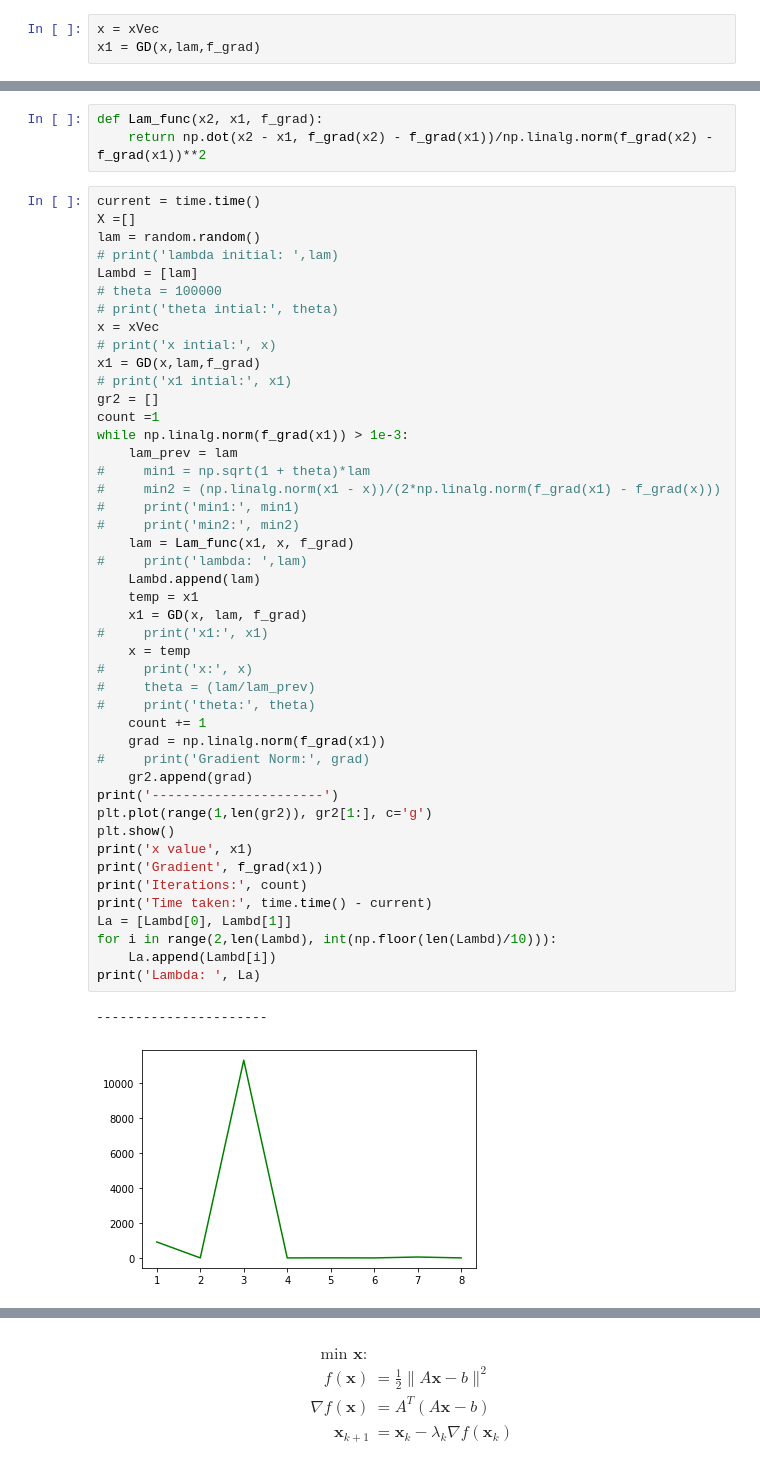
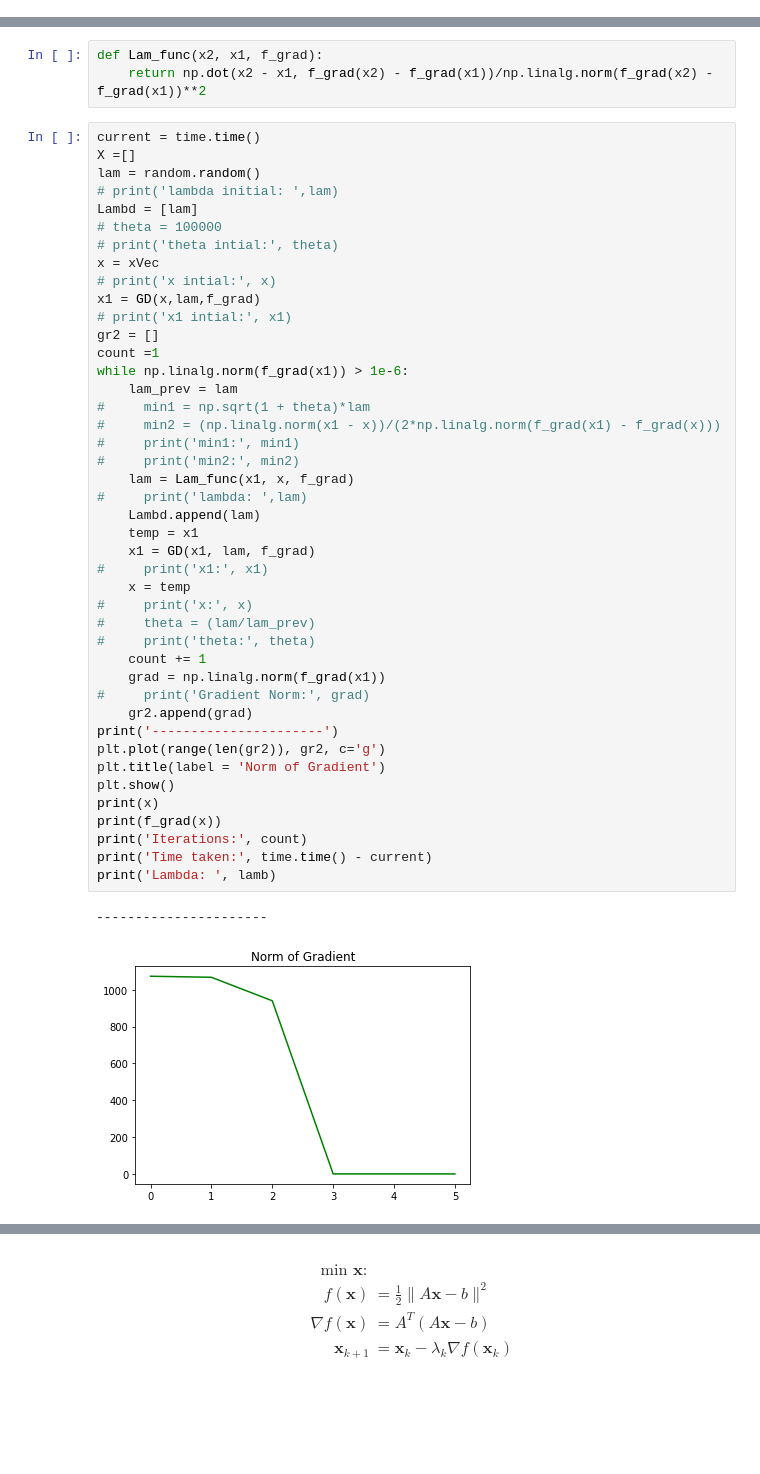
Before and after one commit to Swanchris/c_swan_research, a Jupyter notebook: Linear.ipynb, the cells around one changed output, grey strips where cells are left out. Saved outputs shown, nothing was run; the diff lists cells and outputs as text; blank space fills up the shorter version.

```diff
--- a/Linear.ipynb
+++ b/Linear.ipynb
@@ -54,5 +93,2 @@ plt.show
 # %% [markdown]
 ## Barzilai-Borwein
-# %%
-x = xVec
-x1 = GD(x,lam,f_grad)
@@ -82,40 +106,38 @@ Lambd = [lam]
 x = xVec
 # print('x intial:', x)
 x1 = GD(x,lam,f_grad)
 # print('x1 intial:', x1)
 gr2 = []
 count =1
-while np.linalg.norm(f_grad(x1)) > 1e-3:
+while np.linalg.norm(f_grad(x1)) > 1e-6:
     lam_prev = lam
 #     min1 = np.sqrt(1 + theta)*lam
 #     min2 = (np.linalg.norm(x1 - x))/(2*np.linalg.norm(f_grad(x1) - f_grad(x)))
 #     print('min1:', min1)
 #     print('min2:', min2)
     lam = Lam_func(x1, x, f_grad)
 #     print('lambda: ',lam)
     Lambd.append(lam)
     temp = x1
-    x1 = GD(x, lam, f_grad)
+    x1 = GD(x1, lam, f_grad)
 #     print('x1:', x1)
     x = temp
 #     print('x:', x)
 #     theta = (lam/lam_prev)
 #     print('theta:', theta)
     count += 1
     grad = np.linalg.norm(f_grad(x1))
 #     print('Gradient Norm:', grad)
     gr2.append(grad)
 print('----------------------')
-plt.plot(range(1,len(gr2)), gr2[1:], c='g')
+plt.plot(range(len(gr2)), gr2, c='g')
+plt.title(label = 'Norm of Gradient')
 plt.show()
-print('x value', x1)
-print('Gradient', f_grad(x1))
+print(x)
+print(f_grad(x))
 print('Iterations:', count)
 print('Time taken:', time.time() - current)
-La = [Lambd[0], Lambd[1]]
-for i in range(2,len(Lambd), int(np.floor(len(Lambd)/10))):
-    La.append(Lambd[i])
-print('Lambda: ', La)
+print('Lambda: ', lamb)
 # %% [output]
 ----------------------
-[figure, old version]
+[figure, new version]
```
Also changed, not shown: parts of 27 cells of this notebook.
